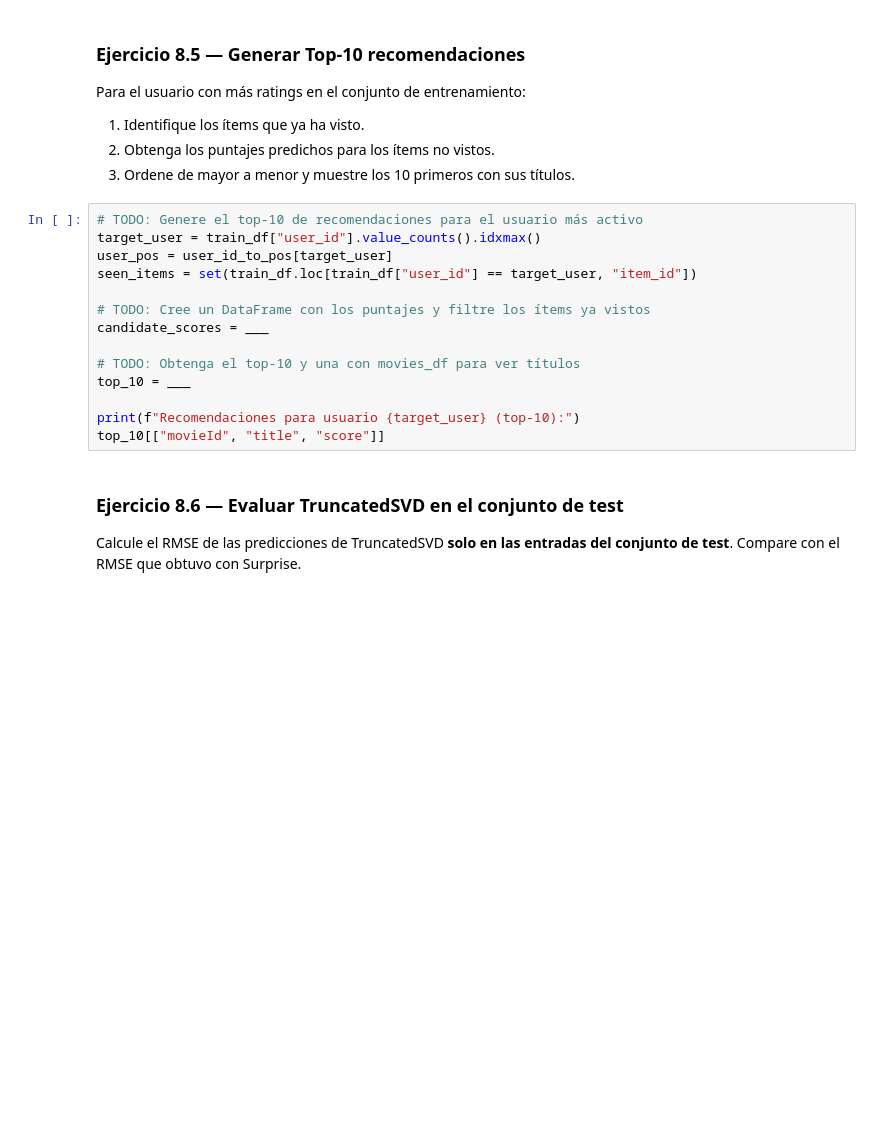
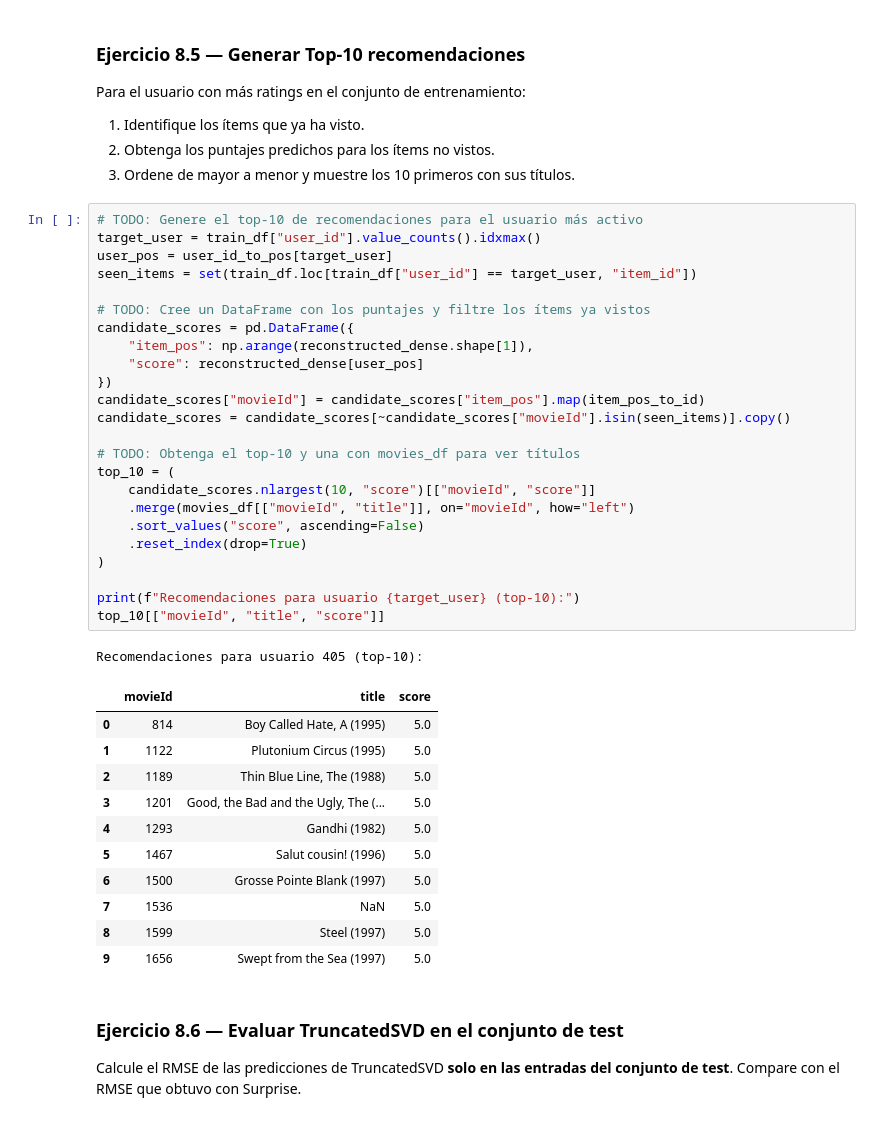
Before and after one commit to juanardila10/SistemasRecomendacion, a Jupyter notebook: MINE_4201_Laboratorio_3_V6.ipynb, the cells around one changed output. Saved outputs shown, nothing was run; the diff lists cells and outputs as text; blank space fills up the shorter version.

```diff
--- a/MINE_4201_Laboratorio_3_V6.ipynb
+++ b/MINE_4201_Laboratorio_3_V6.ipynb
@@ -736,17 +773,40 @@ Para el usuario con más ratings en el conjunto de entrenamiento:
 # %%
 # TODO: Genere el top-10 de recomendaciones para el usuario más activo
 target_user = train_df["user_id"].value_counts().idxmax()
 user_pos = user_id_to_pos[target_user]
 seen_items = set(train_df.loc[train_df["user_id"] == target_user, "item_id"])
 
 # TODO: Cree un DataFrame con los puntajes y filtre los ítems ya vistos
-candidate_scores = ___
+candidate_scores = pd.DataFrame({
+	"item_pos": np.arange(reconstructed_dense.shape[1]),
+	"score": reconstructed_dense[user_pos]
+})
+candidate_scores["movieId"] = candidate_scores["item_pos"].map(item_pos_to_id)
+candidate_scores = candidate_scores[~candidate_scores["movieId"].isin(seen_items)].copy()
 
 # TODO: Obtenga el top-10 y una con movies_df para ver títulos
-top_10 = ___
+top_10 = (
+	candidate_scores.nlargest(10, "score")[["movieId", "score"]]
+	.merge(movies_df[["movieId", "title"]], on="movieId", how="left")
+	.sort_values("score", ascending=False)
+	.reset_index(drop=True)
+)
 
 print(f"Recomendaciones para usuario {target_user} (top-10):")
 top_10[["movieId", "title", "score"]]
+# %% [output]
+Recomendaciones para usuario 405 (top-10):
+|  | movieId | title | score |
+| 0 | 814 | Boy Called Hate, A (1995) | 5.0 |
+| 1 | 1122 | Plutonium Circus (1995) | 5.0 |
+| 2 | 1189 | Thin Blue Line, The (1988) | 5.0 |
+| 3 | 1201 | Good, the Bad and the Ugly, The (... | 5.0 |
+| 4 | 1293 | Gandhi (1982) | 5.0 |
+| 5 | 1467 | Salut cousin! (1996) | 5.0 |
+| 6 | 1500 | Grosse Pointe Blank (1997) | 5.0 |
+| 7 | 1536 | NaN | 5.0 |
+| 8 | 1599 | Steel (1997) | 5.0 |
+| 9 | 1656 | Swept from the Sea (1997) | 5.0 |
 # %% [markdown]
 ### Ejercicio 8.6 — Evaluar TruncatedSVD en el conjunto de test
 
```
Also changed, not shown: parts of 8 cells of this notebook.
